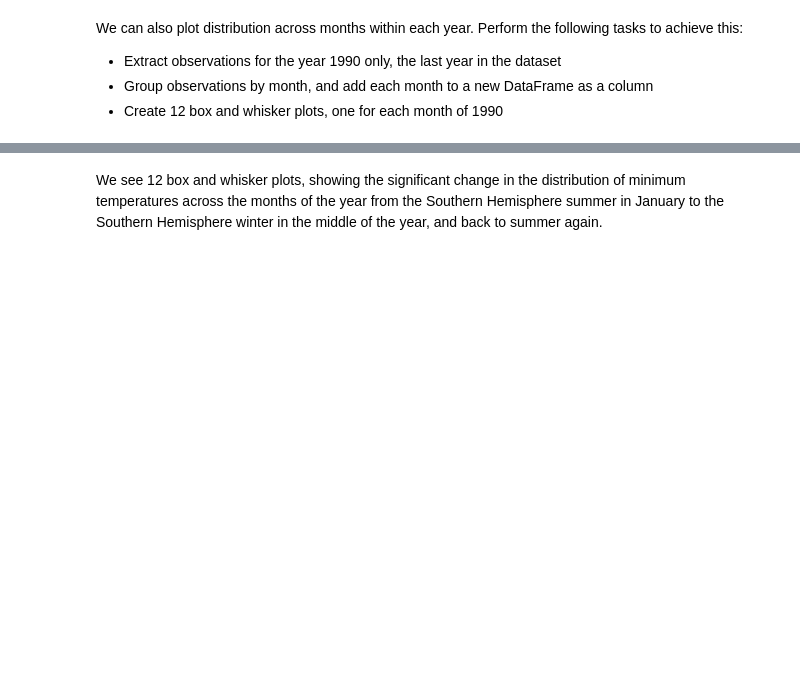
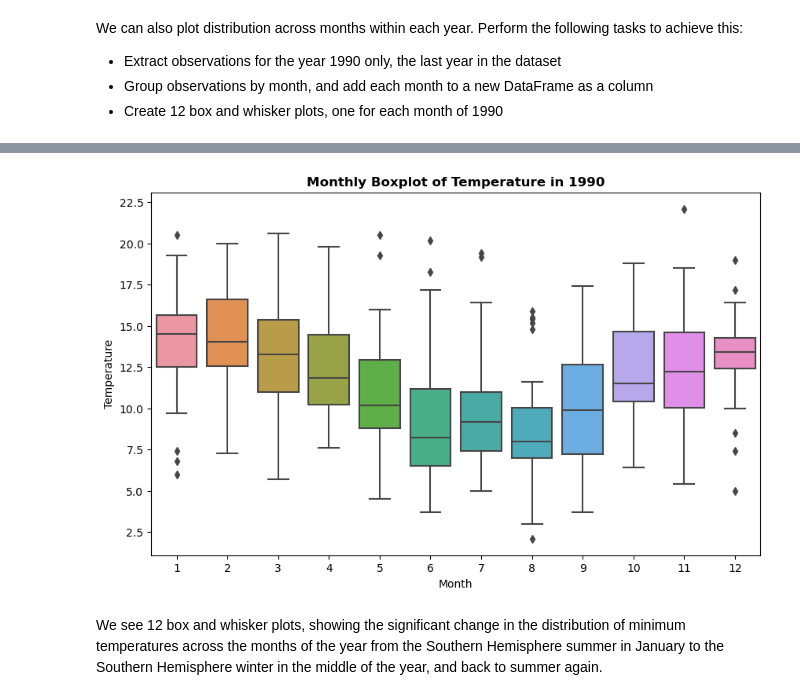
Before and after one commit to PaulMuniu/visualizing-time-series-data-lab, a Jupyter notebook: index.ipynb, the cells around one changed output, grey strips where cells are left out. Saved outputs shown, nothing was run; the diff lists cells and outputs as text; code cells hidden in the pictures; blank space fills up the shorter version.

```diff
--- a/index.ipynb
+++ b/index.ipynb
@@ -186,18 +217,29 @@ We can also plot distribution across months within each year. Perform the follow
 # %%
-# Use temp_data to extract values for 1990
-yr_1990 = None
+# Ensure the index is sorted
+temp_data_sorted = temp_data.sort_index()
+
+# Extract data for the year 1990 using date-based slicing
+temp_data_1990 = temp_data_sorted['1990-01-01':'1990-12-31']
 
 # Group observations by month
-groups_monthly = None
+groups_monthly = temp_data_1990.groupby(pd.Grouper(freq ='M'))
 
 # Add each month to DataFrame as a column
-months_1990 = None
-months_df = None
+months_1990 = pd.concat([pd.DataFrame(x[1].values) for x in groups_monthly], axis=1)
+months_df = pd.DataFrame(months_1990)
 
 # Set the column names for each month i.e. 1,2,3, .., 12
-months_df.columns = None
+months_df.columns = range(1,13)
 
-# Plot the box and whiskers plot for each month
+# Plot the boxplot for each month
+plt.figure(figsize=(10, 6))
+sns.boxplot(data=months_df)
+plt.title('Monthly Boxplot of Temperature in 1990', weight='bold')
+plt.xlabel('Month')
+plt.ylabel('Temperature')
+plt.show()
+# %% [output]
+[figure, added]
 # %% [markdown]
 We see 12 box and whisker plots, showing the significant change in the distribution of minimum temperatures across the months of the year from the Southern Hemisphere summer in January to the Southern Hemisphere winter in the middle of the year, and back to summer again.
 # %% [markdown]
```
Also changed, not shown: parts of 6 cells of this notebook.
